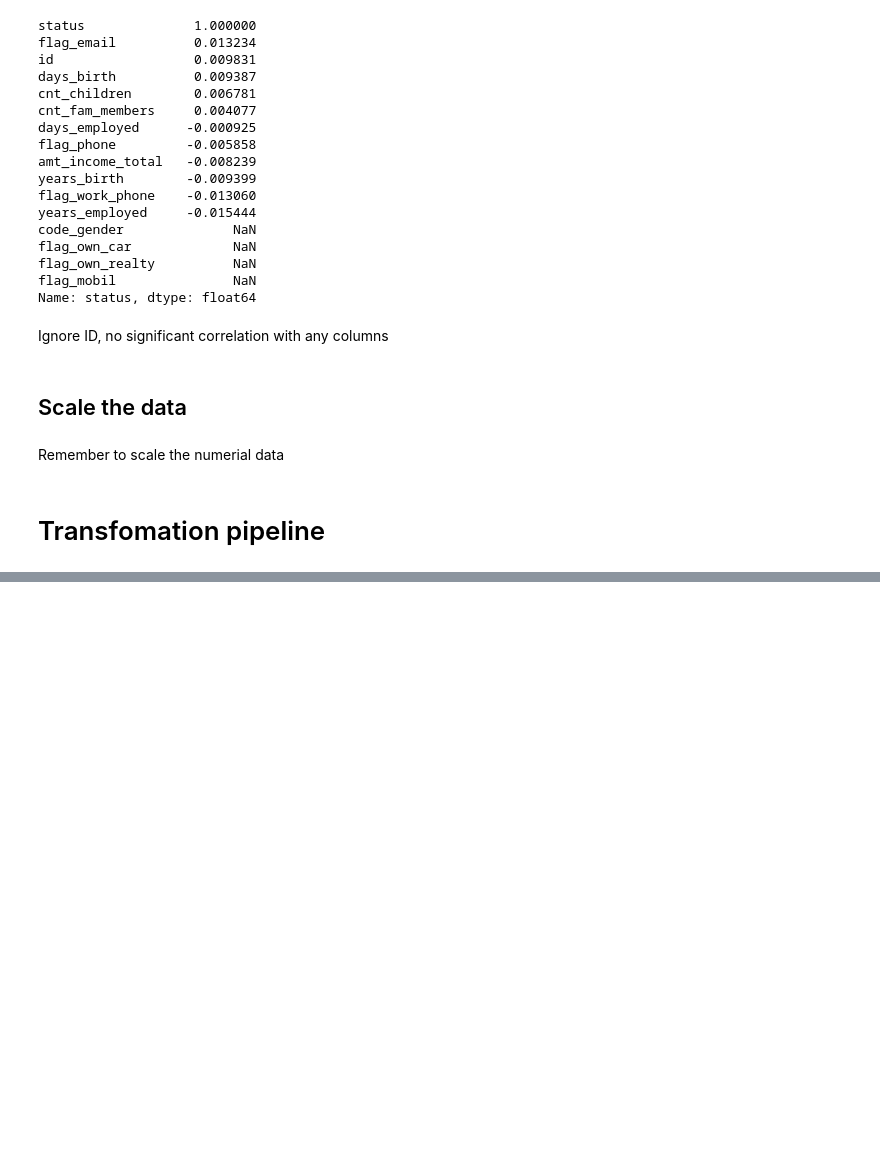
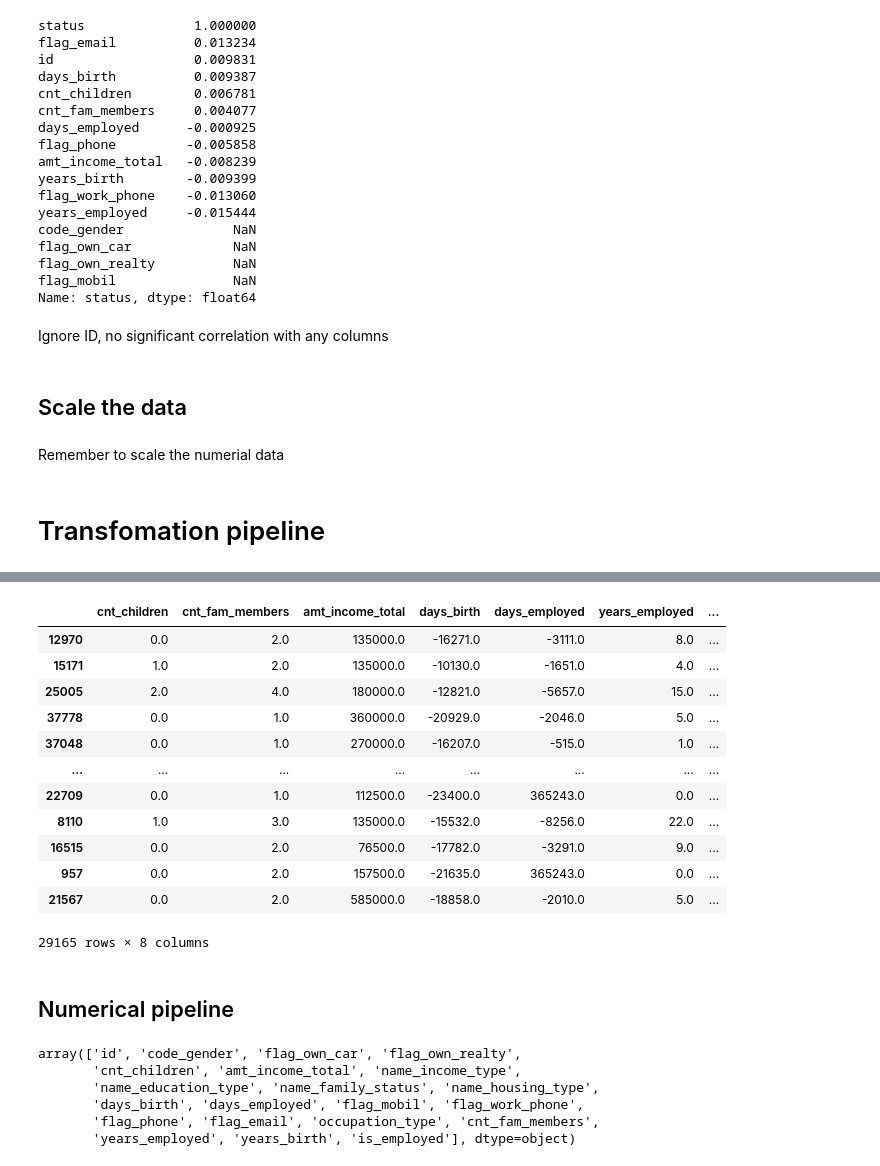
Before and after one commit to alexgastone/credit_risk_prediction, a Jupyter notebook: EDA_Preprocessing.ipynb, the cells around one changed output, grey strips where cells are left out. Cells and saved outputs as stored; diff of their text form; code cells hidden in the pictures; blank space fills up the shorter version.

```diff
--- a/EDA_Preprocessing.ipynb
+++ b/EDA_Preprocessing.ipynb
@@ -573,0 +523,27 @@ X_train_prepared = full_pipeline.fit_transform(X_train)
+# %%
+class AddYears(BaseEstimator, TransformerMixin):
+    def __init__(self, add_bool = True, unemployed_transf = True):
+        self.add_bool = add_bool
+        self.unemployed_transf = unemployed_transf
+
+    def fit(self, X, y=None):
+        return self
+
+    def transform(self, X):
+        years_birth = (-(X[:, birth_ix]/365)).astype(int)
+        years_employed = (-X[:, employed_ix]/365).astype(int)
+
+        if self.unemployed_transf:
+            years_employed = np.array(list(map(lambda x: x if x>=0 else 0, years_employed)))
+
+        if self.add_bool:
+            employed = (years_employed>0).astype(int)
+            return np.c_[X, years_employed, years_birth, employed]
+        else:
+            return np.c_[X, years_employed, years_birth]
+
+    def get_feature_names(self):
+        return list(X.columns)+["years_employed", "years_birth","is_employed"]
+# %%
+num_attributes = ['cnt_children', 'cnt_fam_members', 'amt_income_total', 'days_birth', 'days_employed']
+X_train_num = X_train[num_attributes]
@@ -573,0 +555,22 @@ X_train_prepared = full_pipeline.fit_transform(X_train)
+# %%
+# try the transformer
+
+dates_adder = AddYears(add_bool=True, unemployed_transf=True)
+X_extra_attribs = dates_adder.transform(X_train_num.values) # returns np array
+
+X_extra_attribs = pd.DataFrame(X_extra_attribs, columns=list(X_train_num.columns)+["years_employed", "years_birth","is_employed"],index=X_train.index)
+X_extra_attribs
+# %% [output]
+|  | cnt_children | cnt_fam_members | amt_income_total | days_birth | days_employed | years_employed | ... |
+| 12970 | 0.0 | 2.0 | 135000.0 | -16271.0 | -3111.0 | 8.0 | ... |
+| 15171 | 1.0 | 2.0 | 135000.0 | -10130.0 | -1651.0 | 4.0 | ... |
+| 25005 | 2.0 | 4.0 | 180000.0 | -12821.0 | -5657.0 | 15.0 | ... |
+| 37778 | 0.0 | 1.0 | 360000.0 | -20929.0 | -2046.0 | 5.0 | ... |
+| 37048 | 0.0 | 1.0 | 270000.0 | -16207.0 | -515.0 | 1.0 | ... |
+| ... | ... | ... | ... | ... | ... | ... | ... |
+| 22709 | 0.0 | 1.0 | 112500.0 | -23400.0 | 365243.0 | 0.0 | ... |
+| 8110 | 1.0 | 3.0 | 135000.0 | -15532.0 | -8256.0 | 22.0 | ... |
+| 16515 | 0.0 | 2.0 | 76500.0 | -17782.0 | -3291.0 | 9.0 | ... |
+| 957 | 0.0 | 2.0 | 157500.0 | -21635.0 | 365243.0 | 0.0 | ... |
+| 21567 | 0.0 | 2.0 | 585000.0 | -18858.0 | -2010.0 | 5.0 | ... |
+29165 rows × 8 columns
@@ -573,0 +603,2 @@ X_train_prepared = full_pipeline.fit_transform(X_train)
+# %% [markdown]
+## Numerical pipeline
@@ -573,0 +615,9 @@ X_train_prepared = full_pipeline.fit_transform(X_train)
+# %%
+num_pipeline['add_dates'].get_feature_names()
+# %% [output]
+array(['id', 'code_gender', 'flag_own_car', 'flag_own_realty',
+       'cnt_children', 'amt_income_total', 'name_income_type',
+       'name_education_type', 'name_family_status', 'name_housing_type',
+       'days_birth', 'days_employed', 'flag_mobil', 'flag_work_phone',
+       'flag_phone', 'flag_email', 'occupation_type', 'cnt_fam_members',
+       'years_employed', 'years_birth', 'is_employed'], dtype=object)
```
Also changed, not shown: parts of 44 cells of this notebook.
